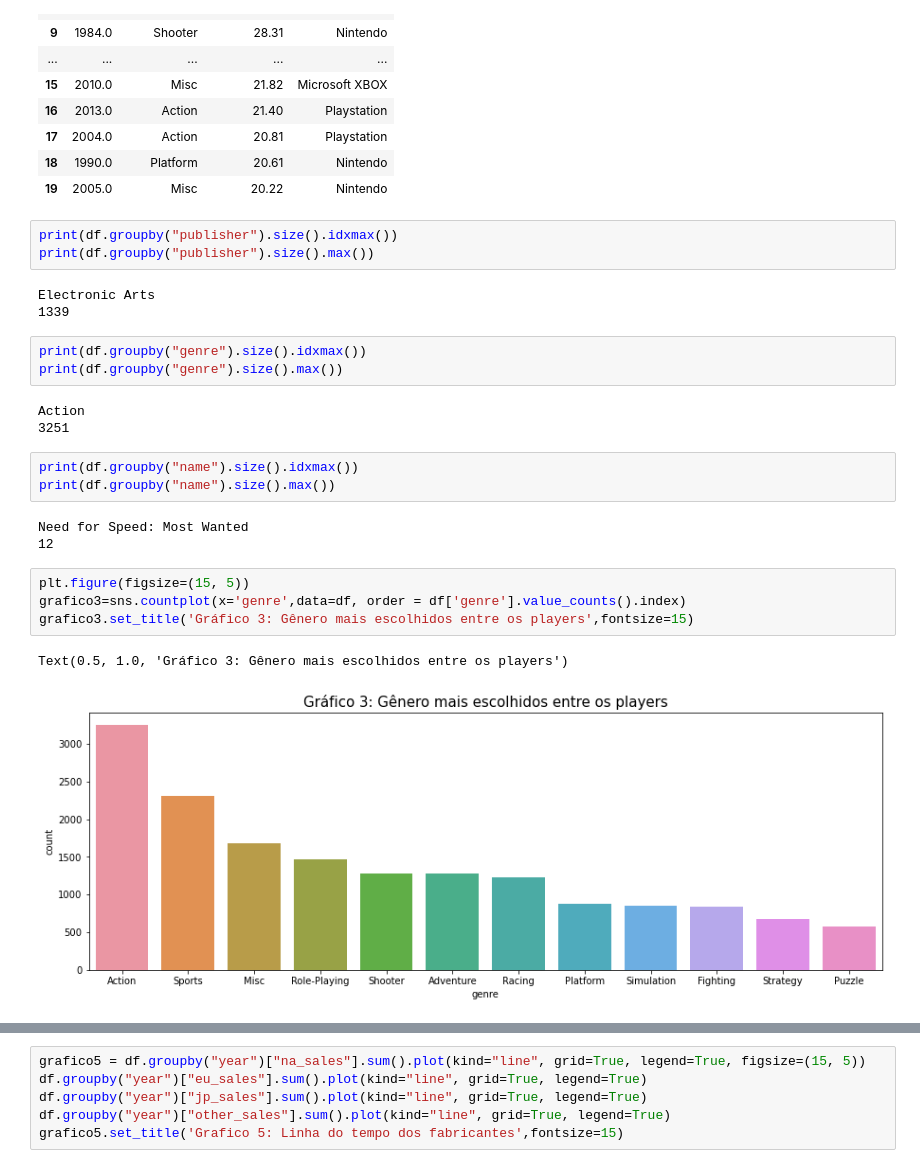
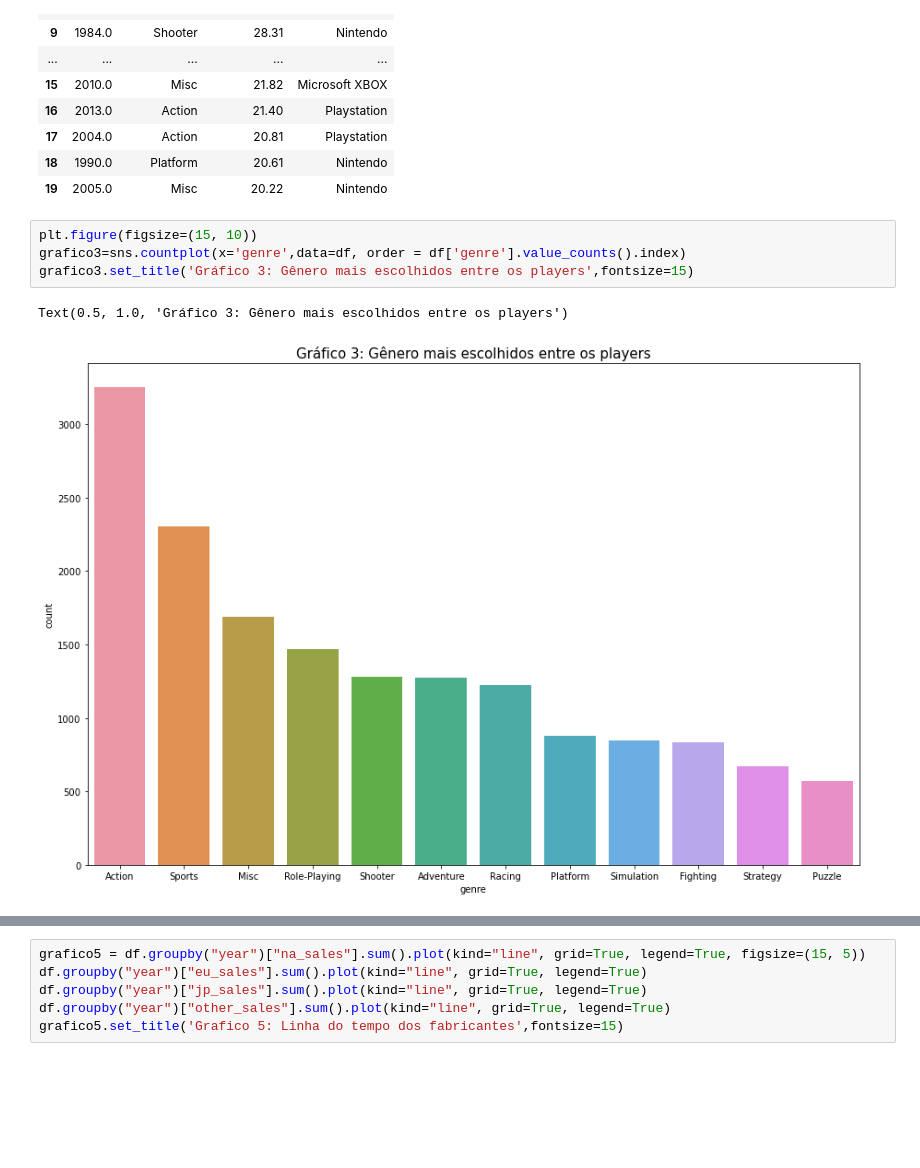
Before and after one commit to pedrojadir/Analise_Exploratoria, a Jupyter notebook: codigo.ipynb, the cells around one changed output, grey strips where cells are left out. Saved outputs shown, nothing was run; the diff lists cells and outputs as text; blank space fills up the shorter version.

```diff
--- a/codigo.ipynb
+++ b/codigo.ipynb
@@ -192,29 +192,11 @@ df[categorias].head(20)
 | 17 | 2004.0 | Action | 20.81 | Playstation |
 | 18 | 1990.0 | Platform | 20.61 | Nintendo |
 | 19 | 2005.0 | Misc | 20.22 | Nintendo |
-# %%
-print(df.groupby("publisher").size().idxmax())
-print(df.groupby("publisher").size().max())
-# %% [output]
-Electronic Arts
-1339
-# %%
-print(df.groupby("genre").size().idxmax())
-print(df.groupby("genre").size().max())
-# %% [output]
-Action
-3251
-# %%
-print(df.groupby("name").size().idxmax())
-print(df.groupby("name").size().max())
-# %% [output]
-Need for Speed: Most Wanted
-12
 # %%
-plt.figure(figsize=(15, 5))
+plt.figure(figsize=(15, 10))
 grafico3=sns.countplot(x='genre',data=df, order = df['genre'].value_counts().index)
 grafico3.set_title('Gráfico 3: Gênero mais escolhidos entre os players',fontsize=15)
 # %% [output]
 Text(0.5, 1.0, 'Gráfico 3: Gênero mais escolhidos entre os players')
-[figure, old version]
+[figure, new version]
 # %%
```
Also changed, not shown: parts of 1 cell of this notebook.
